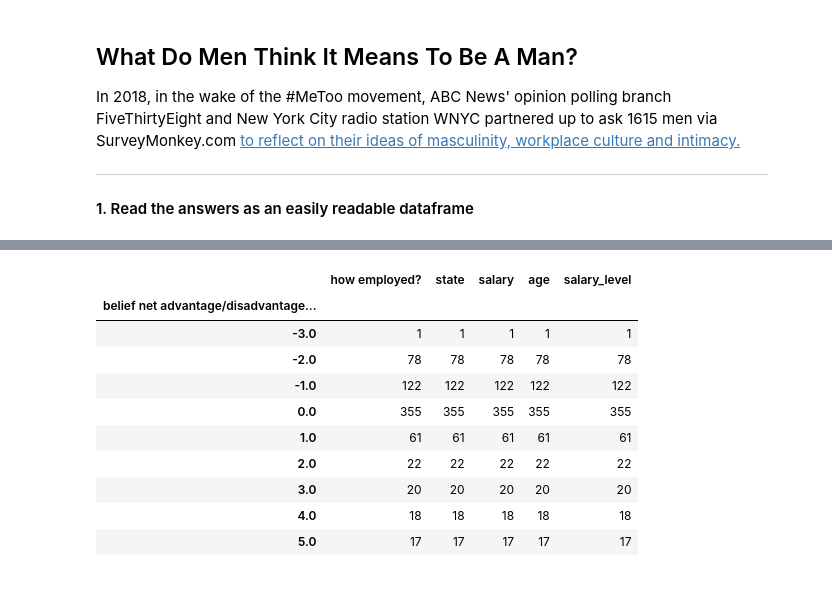
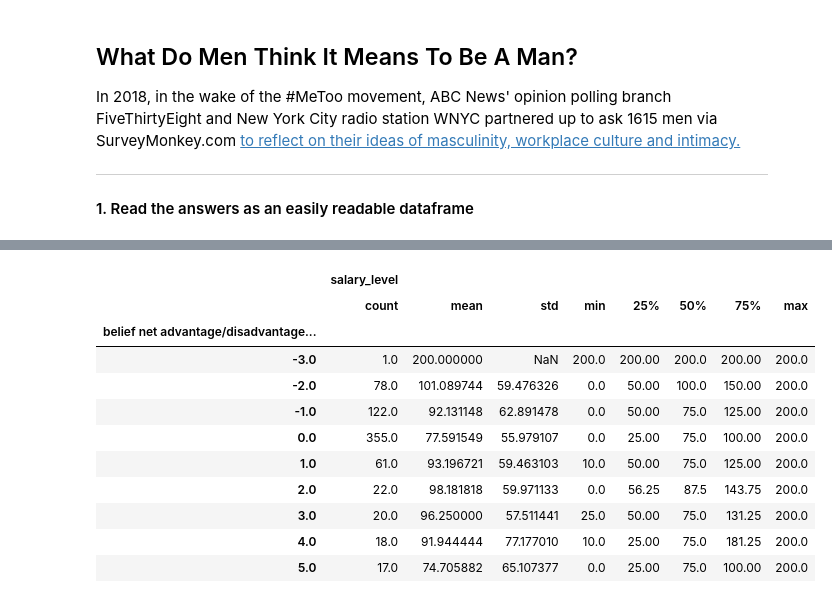
Before and after one commit to fraserrbarclay/Python-Data-Practicals, a Jupyter notebook: project/masculinity.ipynb, the cells around one changed output, grey strips where cells are left out. Cells and saved outputs as stored; diff of their text form; code cells hidden in the pictures.

```diff
--- a/project/masculinity.ipynb
+++ b/project/masculinity.ipynb
@@ -199,3 +131,17 @@ for column in ['work:make more money?', 'work:taken more seriously?',
+# %%
+def convert_to_value(input_string):
+    cleaned_string = ''.join(filter(str.isdigit, input_string))
+    if len(cleaned_string) == 6 or len(cleaned_string)==12:
+        value = int(cleaned_string[:3])
+    elif len(cleaned_string) == 10:
+        # If it's 5 characters long (for 5-figure values), take the entire cleaned string
+        value = int(cleaned_string[:2])
+    else:
+      value = int(0)
+    return value
+df['salary_level'] = df['salary'].apply(convert_to_value)
+# %%
+df = df.sort_values(by=['salary_level']).reset_index(drop=True)
 # %%
 df
 # %% [output]
@@ -215,5 +160,0 @@ df
-# %%
-for i in df['salary'].unique():
-    print(i)
-    importance = float(input('points'))
-    df.loc[df['salary'] == i , ['salary_level']] = importance
@@ -241,2 +160,0 @@ points9
-# %%
-df = df.sort_values(by=['salary_level','age','state'])
@@ -243,14 +187,15 @@ df = df.sort_values(by=['salary_level','age','state'])
 # %%
-df.groupby('belief net advantage/disadvantage for men').count()
+df.groupby('belief net advantage/disadvantage for men').describe()
 # %% [output]
-|  | how employed? | state | salary | age | salary_level |
-| belief net advantage/disadvantage... |  |  |  |  |  |
-| -3.0 | 1 | 1 | 1 | 1 | 1 |
-| -2.0 | 78 | 78 | 78 | 78 | 78 |
-| -1.0 | 122 | 122 | 122 | 122 | 122 |
-| 0.0 | 355 | 355 | 355 | 355 | 355 |
-| 1.0 | 61 | 61 | 61 | 61 | 61 |
-| 2.0 | 22 | 22 | 22 | 22 | 22 |
-| 3.0 | 20 | 20 | 20 | 20 | 20 |
-| 4.0 | 18 | 18 | 18 | 18 | 18 |
-| 5.0 | 17 | 17 | 17 | 17 | 17 |
+|  | salary_level |  |  |  |  |  |  |  |
+|  | count | mean | std | min | 25% | 50% | 75% | max |
+| belief net advantage/disadvantage... |  |  |  |  |  |  |  |  |
+| -3.0 | 1.0 | 200.000000 | NaN | 200.0 | 200.00 | 200.0 | 200.00 | 200.0 |
+| -2.0 | 78.0 | 101.089744 | 59.476326 | 0.0 | 50.00 | 100.0 | 150.00 | 200.0 |
+| -1.0 | 122.0 | 92.131148 | 62.891478 | 0.0 | 50.00 | 75.0 | 125.00 | 200.0 |
+| 0.0 | 355.0 | 77.591549 | 55.979107 | 0.0 | 25.00 | 75.0 | 100.00 | 200.0 |
+| 1.0 | 61.0 | 93.196721 | 59.463103 | 10.0 | 50.00 | 75.0 | 125.00 | 200.0 |
+| 2.0 | 22.0 | 98.181818 | 59.971133 | 0.0 | 56.25 | 87.5 | 143.75 | 200.0 |
+| 3.0 | 20.0 | 96.250000 | 57.511441 | 25.0 | 50.00 | 75.0 | 131.25 | 200.0 |
+| 4.0 | 18.0 | 91.944444 | 77.177010 | 10.0 | 25.00 | 75.0 | 181.25 | 200.0 |
+| 5.0 | 17.0 | 74.705882 | 65.107377 | 0.0 | 25.00 | 75.0 | 100.00 | 200.0 |
```
Also changed, not shown: parts of 24 cells of this notebook.
